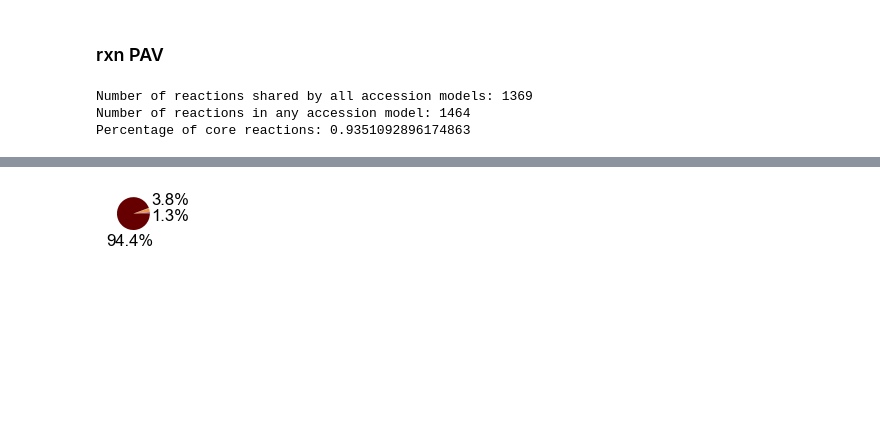
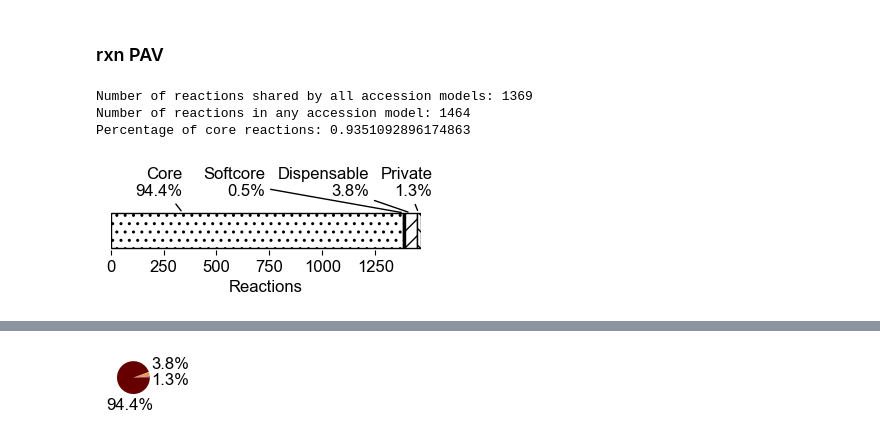
Before and after one commit to emilpaulitz/PCM, a Jupyter notebook: Code/accSpecPCM/araAccs.ipynb, the cells around one changed output, grey strips where cells are left out. Cells and saved outputs as stored; diff of their text form; code cells hidden in the pictures; blank space fills up the shorter version.

```diff
--- a/Code/accSpecPCM/araAccs.ipynb
+++ b/Code/accSpecPCM/araAccs.ipynb
@@ -346,3 +358,58 @@ print('Percentage of core reactions:', rxn_pav.all().sum() / rxn_pav.any().sum()
 Number of reactions shared by all accession models: 1369
 Number of reactions in any accession model: 1464
 Percentage of core reactions: 0.9351092896174863
+# %%
+# Define the data
+categories = ['Private', 'Dispensable', 'Softcore', 'Core']
+values = [private, dispensable, softcore, core]
+
+# Fine-tune annotation positions
+hatches = ['..', '/', '//', r'\\']
+curr_colors = ['w', 'k', 'w', 'w']
+
+# Calculate total and percentages
+total = sum(values)
+percentages = [(value / total) * 100 for value in values]
+
+# Reverse the data order
+categories = categories[::-1]
+values = values[::-1]
+percentages = percentages[::-1]
+
+# Create the horizontal stacked bar plot
+fig, ax = plt.subplots(figsize=(4, 0.5))
+bars = ax.barh([''], values, hatch=hatches, color=curr_colors, edgecolor='k',
+               left=[0, values[0], sum(values[:2]), sum(values[:3])])
+
+# Remove plot frame, title, and y-axis
+ax.spines['top'].set_visible(False)
+ax.spines['right'].set_visible(False)
+ax.spines['left'].set_visible(False)
+ax.spines['bottom'].set_visible(False)
+
+ax.get_yaxis().set_visible(False)
+
+height_adjustments = [10, 10, 10, 10]
+x_adjustments_bottom = [-350, 0, 0, 0]
+x_adjustments = [0, -100, -30, 10]
+
+# Add percentage labels above the bars with lines
+for (i, bar), cat in zip(enumerate(bars), categories):
+    ax.annotate(
+        f'{cat}\n{percentages[i]:.1f}%',
+        xy=(bar.get_x() + bar.get_width() / 2 + x_adjustments_bottom[i], bar.get_height() / 2),
+        xytext=(x_adjustments[i], height_adjustments[i]),  # Adjust heights
+        textcoords='offset points',
+        ha='right', va='bottom',
+        arrowprops=dict(facecolor='black', arrowstyle='-')
+    )
+
+# Customize plot
+ax.set_xlim(0, total)
+ax.set_xlabel('Reactions')
+
+plt.savefig(figdir + 'accs_panreactome_bar_bw.png', dpi=300, transparent=True, bbox_inches='tight')
+plt.tight_layout()
+plt.show()
+# %% [output]
+[figure, added]
```
Also changed, not shown: parts of 7 cells of this notebook, 4 other files.
